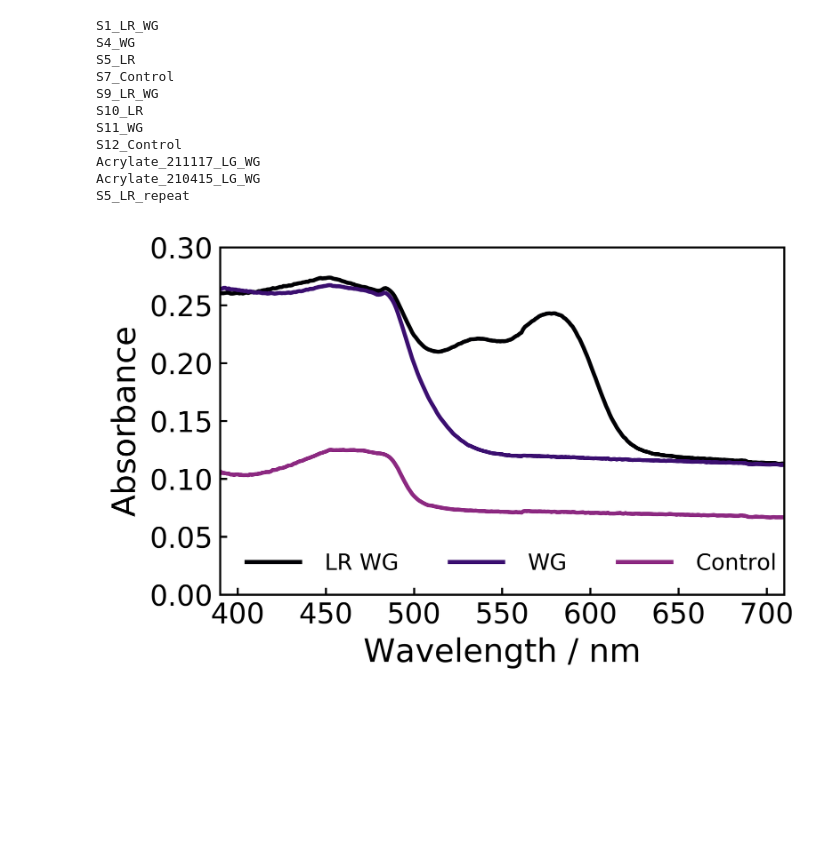
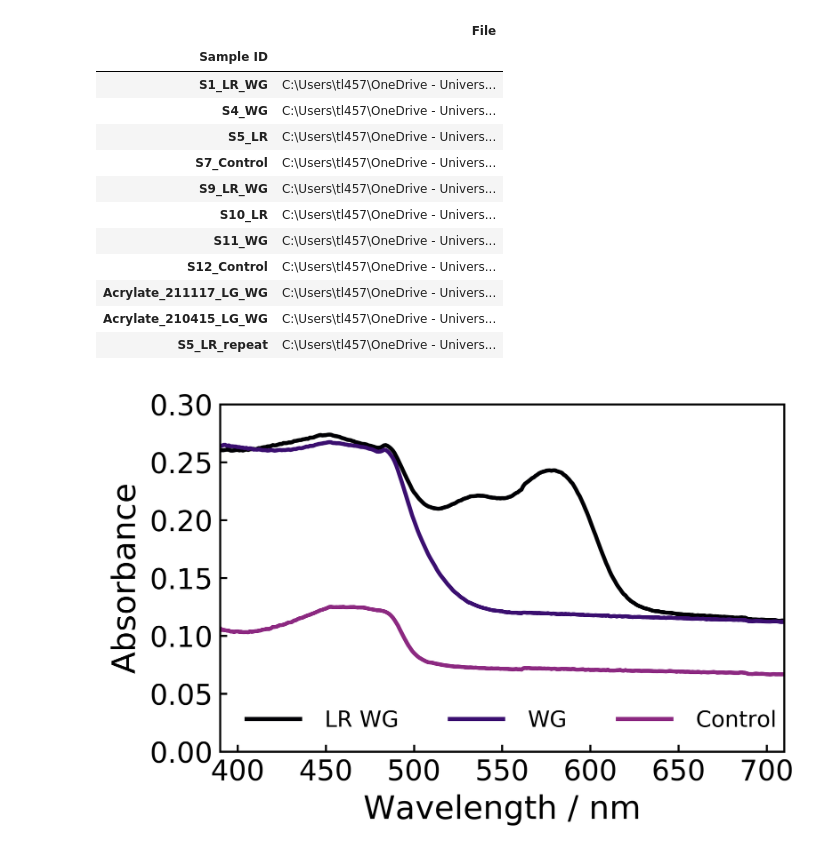
Before and after one commit to Cambridge-PAM/spectroscopy, a Jupyter notebook: PerkinElmer-Abs.ipynb, the cells around one changed output. Cells and saved outputs as stored; diff of their text form; code cells hidden in the pictures; blank space fills up the shorter version.

```diff
--- a/PerkinElmer-Abs-Code.ipynb
+++ b/PerkinElmer-Abs.ipynb
@@ -24,27 +23,34 @@ rc_fname=os.path.join(dir, plot_config_file)
 # %%
-# display sample names
-sample_names=pd.read_csv(os.path.join(sample_folder,"Results Table.csv"),index_col=0)
-sample_names.style
+# display sample names (stored in the Results Table export)
+sample_names=pd.read_csv(os.path.join(sample_folder,"Results Table.csv"),index_col=0,usecols=[0])
 for i in sample_names.index:
-    print(i)
     sample_names.loc[i,'File']=os.path.join(sample_folder,i+'.Sample.Raw.csv')
 
 # create DataFrame
 data=pd.DataFrame()
 for i in sample_names.index:
     temp=pd.read_csv(sample_names.loc[i,'File'],index_col=0)
     data[i]=np.concatenate(temp.values).ravel()
 data.index=temp.index
+
+# create list of colours for plots from list of samples
+evenly_spaced_interval = np.linspace(0, 1, len(sample_names.index))
+colors = [cm.magma(x) for x in evenly_spaced_interval]
+
+# list sample names and .csv file locations
+sample_names.style
 # %% [output]
-S1_LR_WG
-S4_WG
-S5_LR
-S7_Control
-S9_LR_WG
-S10_LR
-S11_WG
-S12_Control
-Acrylate_211117_LG_WG
-Acrylate_210415_LG_WG
-S5_LR_repeat
+|  | File |
+| Sample ID |  |
+| S1_LR_WG | C:\Users\tl457\OneDrive - Univers... |
+| S4_WG | C:\Users\tl457\OneDrive - Univers... |
+| S5_LR | C:\Users\tl457\OneDrive - Univers... |
+| S7_Control | C:\Users\tl457\OneDrive - Univers... |
+| S9_LR_WG | C:\Users\tl457\OneDrive - Univers... |
+| S10_LR | C:\Users\tl457\OneDrive - Univers... |
+| S11_WG | C:\Users\tl457\OneDrive - Univers... |
+| S12_Control | C:\Users\tl457\OneDrive - Univers... |
+| Acrylate_211117_LG_WG | C:\Users\tl457\OneDrive - Univers... |
+| Acrylate_210415_LG_WG | C:\Users\tl457\OneDrive - Univers... |
+| S5_LR_repeat | C:\Users\tl457\OneDrive - Univers... |
 # %%
```
Also changed, not shown: parts of 6 cells of this notebook, 7 other files.
